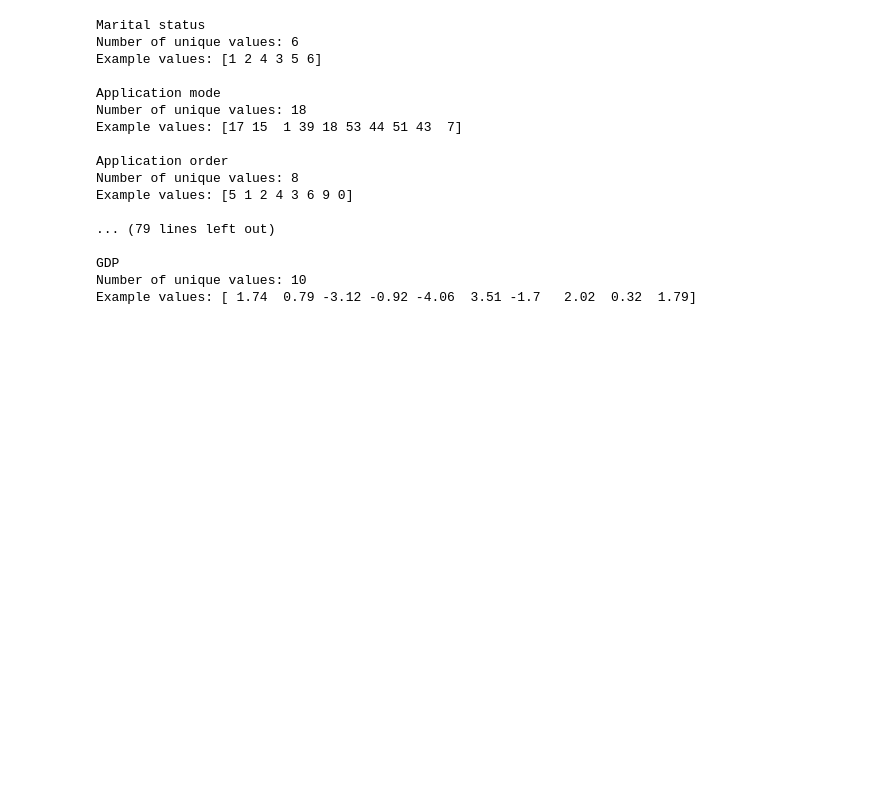
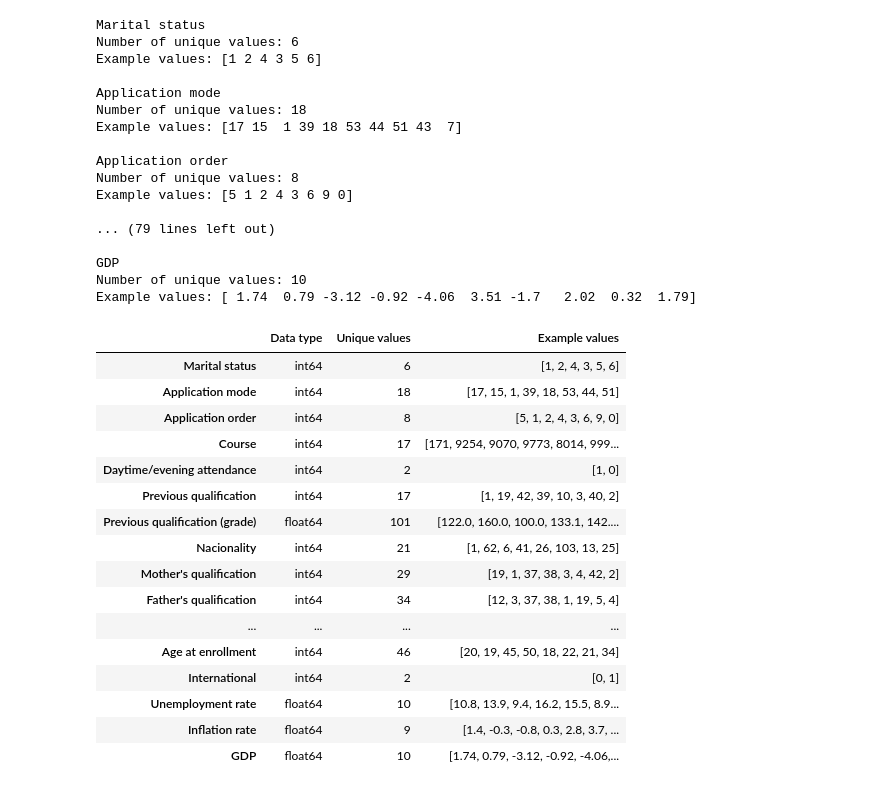
Before and after one commit to mrymsarabi/student-dropout-prediction, a Jupyter notebook: notebooks/02_exploratory_data_analysis.ipynb, the cells around one changed output. Saved outputs shown, nothing was run; the diff lists cells and outputs as text; code cells hidden in the pictures; blank space fills up the shorter version.

```diff
--- a/notebooks/02_exploratory_data_analysis.ipynb
+++ b/notebooks/02_exploratory_data_analysis.ipynb
@@ -168,3 +168,32 @@ Example values: [5 1 2 4 3 6 9 0]
 GDP
 Number of unique values: 10
 Example values: [ 1.74  0.79 -3.12 -0.92 -4.06  3.51 -1.7   2.02  0.32  1.79]
+# %%
+feature_summary = pd.DataFrame({
+    "Data type": df[candidate_columns].dtypes.astype(str),
+    "Unique values": df[candidate_columns].nunique(),
+    "Example values": [
+        df[col].unique()[:8].tolist()
+        for col in candidate_columns
+    ]
+})
+
+display(feature_summary)
+# %% [output]
+|  | Data type | Unique values | Example values |
+| Marital status | int64 | 6 | [1, 2, 4, 3, 5, 6] |
+| Application mode | int64 | 18 | [17, 15, 1, 39, 18, 53, 44, 51] |
+| Application order | int64 | 8 | [5, 1, 2, 4, 3, 6, 9, 0] |
+| Course | int64 | 17 | [171, 9254, 9070, 9773, 8014, 999... |
+| Daytime/evening attendance | int64 | 2 | [1, 0] |
+| Previous qualification | int64 | 17 | [1, 19, 42, 39, 10, 3, 40, 2] |
+| Previous qualification (grade) | float64 | 101 | [122.0, 160.0, 100.0, 133.1, 142.... |
+| Nacionality | int64 | 21 | [1, 62, 6, 41, 26, 103, 13, 25] |
+| Mother's qualification | int64 | 29 | [19, 1, 37, 38, 3, 4, 42, 2] |
+| Father's qualification | int64 | 34 | [12, 3, 37, 38, 1, 19, 5, 4] |
+| ... | ... | ... | ... |
+| Age at enrollment | int64 | 46 | [20, 19, 45, 50, 18, 22, 21, 34] |
+| International | int64 | 2 | [0, 1] |
+| Unemployment rate | float64 | 10 | [10.8, 13.9, 9.4, 16.2, 15.5, 8.9... |
+| Inflation rate | float64 | 9 | [1.4, -0.3, -0.8, 0.3, 2.8, 3.7, ... |
+| GDP | float64 | 10 | [1.74, 0.79, -3.12, -0.92, -4.06,... |
```
Also changed, not shown: 2 other files.
